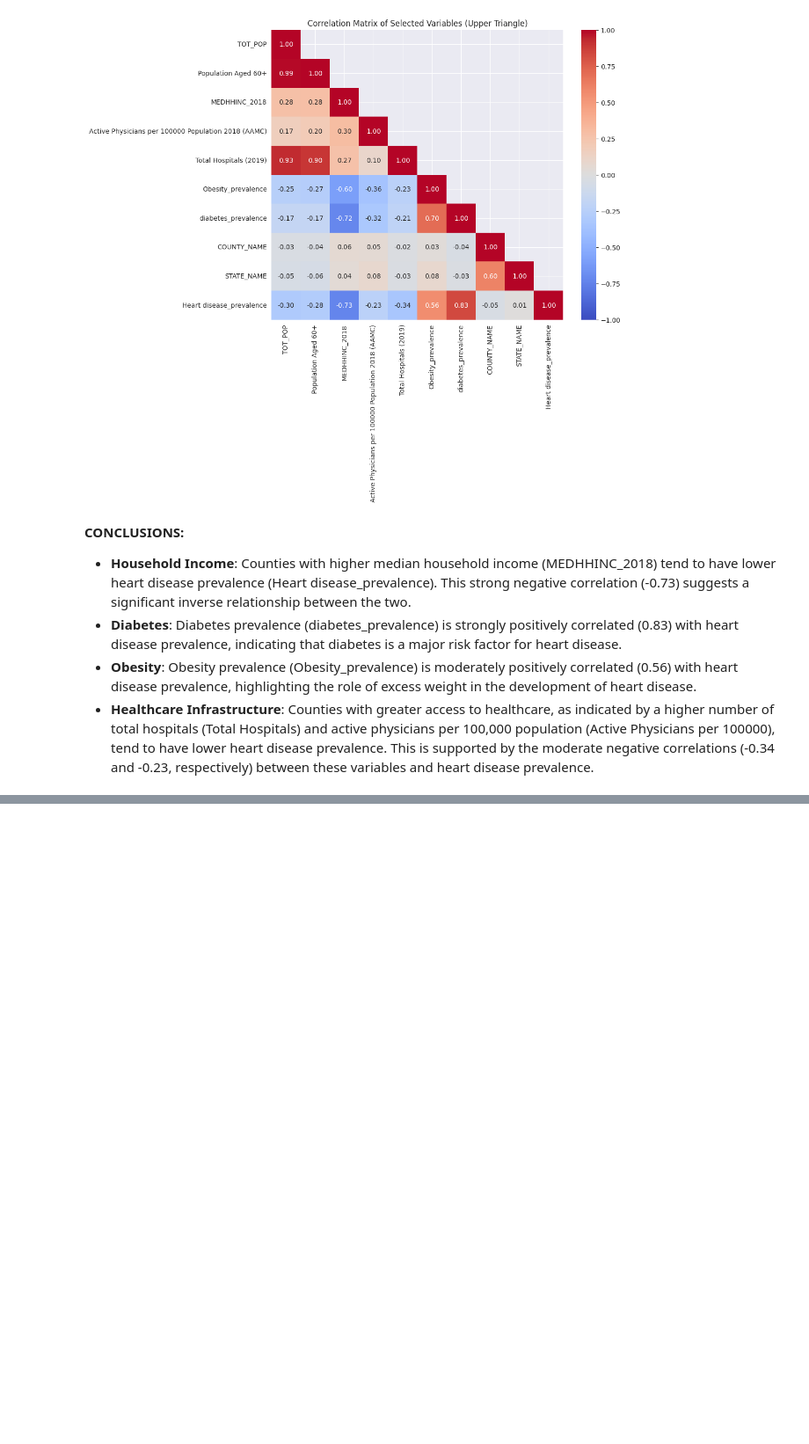
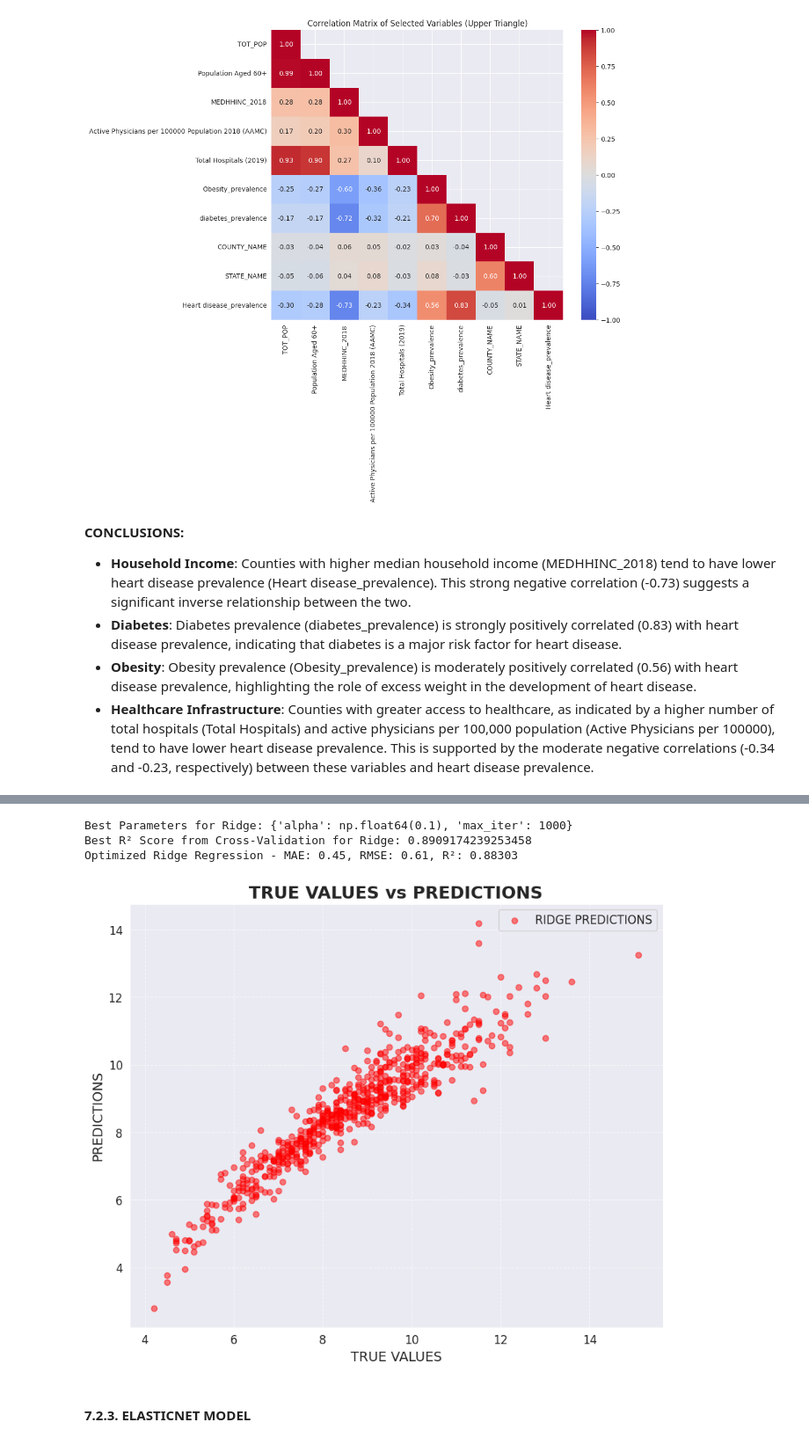
Before and after one commit to jenuzho/DEMOGRAPHIC-HEALTH-regularized-lineal-regression, a Jupyter notebook: src/explore.ipynb, the cells around one changed output, grey strips where cells are left out. Shown at 88% size. Saved outputs shown, nothing was run; the diff lists cells and outputs as text; code cells hidden in the pictures; blank space fills up the shorter version.

```diff
--- a/src/explore.ipynb
+++ b/src/explore.ipynb
@@ -982,0 +1209,10 @@ plt.show()
+# %%
+def split(target, df, test_size=0.2, random_state=123):
+
+    X = df.drop(columns=target)
+    y = df[target]
+
+    X_train, X_test, y_train, y_test = train_test_split(
+        X, y, test_size=test_size, random_state=random_state
+    )
+    return X_train, X_test, y_train, y_test
@@ -982,0 +1443,7 @@ plt.show()
+# %%
+train, test = [], []
+
+for name, df in dfs_train.items():
+    train.append(df)
+for name, df in dfs_test.items():
+    test.append(df)
@@ -982,0 +1599,61 @@ plt.show()
+# %%
+# Choosing the best dataset for analysis
+best_train = dfs_train['X_train_with_outliers_sel']
+best_test = dfs_test['X_test_with_outliers_sel']
+# %%
+# Hyperparameter configuration for the Ridge model
+param_grid_ridge = {
+    'alpha': np.linspace(0.1, 20.0, 100),
+    'max_iter': [1000, 2000, 5000]
+}
+
+# GridSearchCV for Ridge model optimization
+ridge_grid = GridSearchCV(Ridge(), param_grid_ridge, scoring='r2', cv=5)
+ridge_grid.fit(best_train, y_train)
+
+
+print("Best Parameters for Ridge:", ridge_grid.best_params_)
+print("Best R² Score from Cross-Validation for Ridge:", ridge_grid.best_score_)
+
+# Evaluate the optimized model
+optimized_ridge = ridge_grid.best_estimator_
+y_pred_optimized_ridge = optimized_ridge.predict(best_test)
+
+mae_optimized_ridge = mean_absolute_error(y_test, y_pred_optimized_ridge)
+rmse_optimized_ridge = np.sqrt(mean_squared_error(y_test, y_pred_optimized_ridge))
+r2_optimized_ridge = r2_score(y_test, y_pred_optimized_ridge)
+
+print(f"Optimized Ridge Regression - MAE: {mae_optimized_ridge:.2f}, RMSE: {rmse_optimized_ridge:.2f}, R²: {r2_optimized_ridge:.5f}")
+# %% [output]
+Best Parameters for Ridge: {'alpha': np.float64(0.1), 'max_iter': 1000}
+Best R² Score from Cross-Validation for Ridge: 0.8909174239253458
+Optimized Ridge Regression - MAE: 0.45, RMSE: 0.61, R²: 0.88303
+# %%
+# Create the chart with color, font size, and grid style settings.
+plt.figure(figsize=(10, 8))  # Adjust the size of the graph
+plt.scatter(y_test, y_pred_optimized_ridge, color='red', alpha=0.5, label='RIDGE PREDICTIONS')
+
+# Customize the axes and title
+print()
+plt.xlabel("TRUE VALUES", fontsize=14)
+plt.ylabel("PREDICTIONS", fontsize=14)
+plt.title("TRUE VALUES vs PREDICTIONS", fontsize=18, fontweight='bold')
+
+# Add a grid with dotted style and transparency
+plt.grid(linestyle='--', alpha=0.7)
+
+# Increase the size of the labels on the axes
+plt.xticks(fontsize=12)
+plt.yticks(fontsize=12)
+
+# Add a legend
+plt.legend(fontsize=12)
+
+# Show the graph
+plt.show()
+# %% [output]
+[figure, added]
+# %% [markdown]
+<br>
+
+**7.2.3. ELASTICNET MODEL**
```
Also changed, not shown: parts of 70 cells of this notebook, 41 other files.
